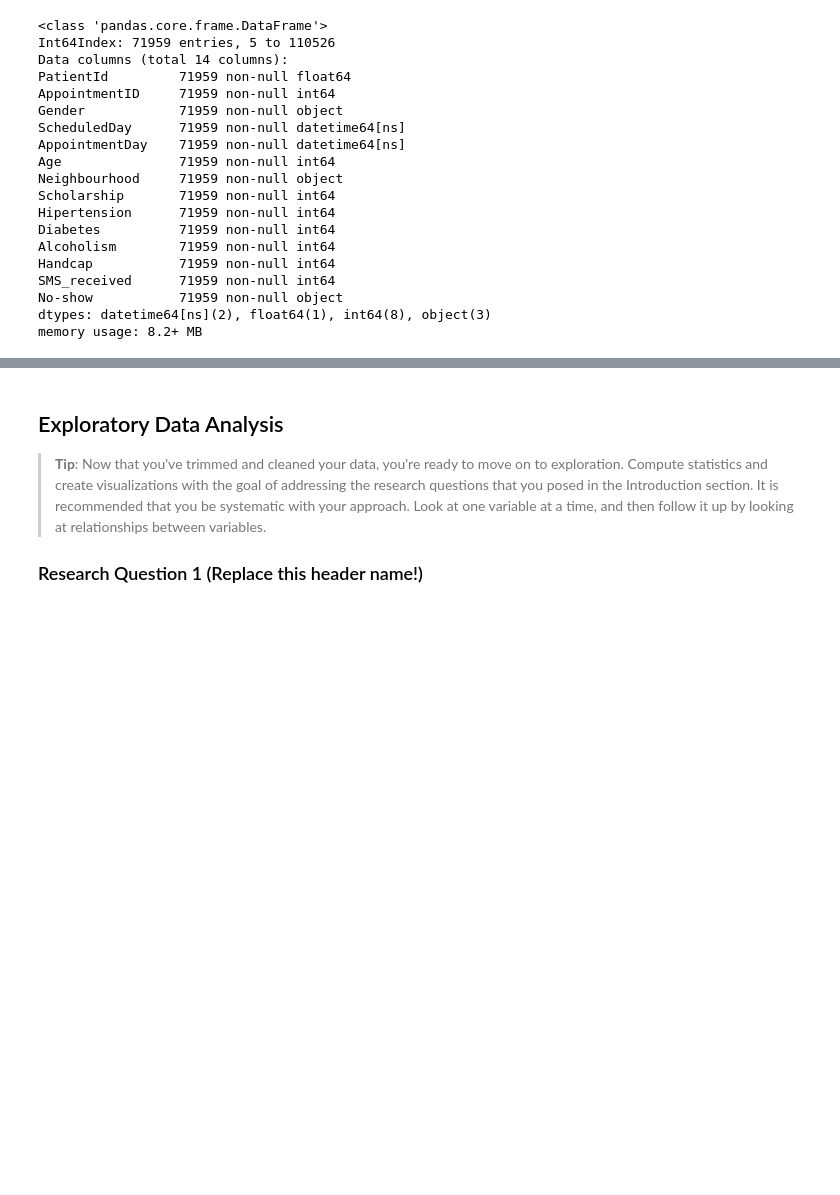
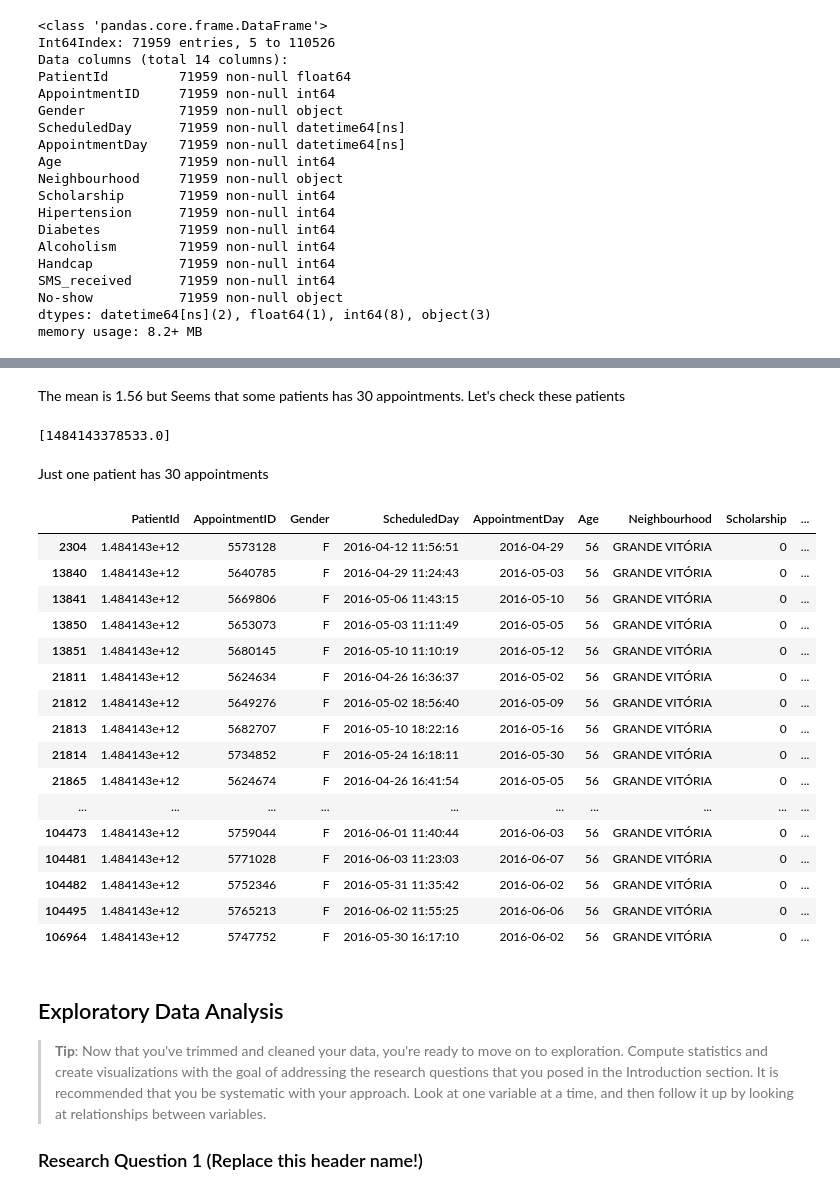
Before and after one commit to alexandregpereira/brasilmigue, a Jupyter notebook: brasil_migue_results.ipynb, the cells around one changed output, grey strips where cells are left out. Drawn from its saved outputs; the diff is of its cells as text; code cells hidden in the pictures; blank space fills up the shorter version.

Commit message:
Check patientId

```diff
--- a/brasil_migue_results.ipynb
+++ b/brasil_migue_results.ipynb
@@ -251,3 +314,32 @@ memory usage: 8.2+ MB
+# %% [markdown]
+The mean is 1.56 but Seems that some patients has 30 appointments. Let's  check these patients
+# %%
+index = df.groupby(['PatientId']).count().query('AppointmentID == 30').index.tolist()
+index
+# %% [output]
+[1484143378533.0]
+# %% [markdown]
+Just one patient has 30 appointments
+# %%
+df.query('PatientId == {}'.format(index))
+# %% [output]
+|  | PatientId | AppointmentID | Gender | ScheduledDay | AppointmentDay | Age | Neighbourhood | Scholarship | ... |
+| 2304 | 1.484143e+12 | 5573128 | F | 2016-04-12 11:56:51 | 2016-04-29 | 56 | GRANDE VITÓRIA | 0 | ... |
+| 13840 | 1.484143e+12 | 5640785 | F | 2016-04-29 11:24:43 | 2016-05-03 | 56 | GRANDE VITÓRIA | 0 | ... |
+| 13841 | 1.484143e+12 | 5669806 | F | 2016-05-06 11:43:15 | 2016-05-10 | 56 | GRANDE VITÓRIA | 0 | ... |
+| 13850 | 1.484143e+12 | 5653073 | F | 2016-05-03 11:11:49 | 2016-05-05 | 56 | GRANDE VITÓRIA | 0 | ... |
+| 13851 | 1.484143e+12 | 5680145 | F | 2016-05-10 11:10:19 | 2016-05-12 | 56 | GRANDE VITÓRIA | 0 | ... |
+| 21811 | 1.484143e+12 | 5624634 | F | 2016-04-26 16:36:37 | 2016-05-02 | 56 | GRANDE VITÓRIA | 0 | ... |
+| 21812 | 1.484143e+12 | 5649276 | F | 2016-05-02 18:56:40 | 2016-05-09 | 56 | GRANDE VITÓRIA | 0 | ... |
+| 21813 | 1.484143e+12 | 5682707 | F | 2016-05-10 18:22:16 | 2016-05-16 | 56 | GRANDE VITÓRIA | 0 | ... |
+| 21814 | 1.484143e+12 | 5734852 | F | 2016-05-24 16:18:11 | 2016-05-30 | 56 | GRANDE VITÓRIA | 0 | ... |
+| 21865 | 1.484143e+12 | 5624674 | F | 2016-04-26 16:41:54 | 2016-05-05 | 56 | GRANDE VITÓRIA | 0 | ... |
+| ... | ... | ... | ... | ... | ... | ... | ... | ... | ... |
+| 104473 | 1.484143e+12 | 5759044 | F | 2016-06-01 11:40:44 | 2016-06-03 | 56 | GRANDE VITÓRIA | 0 | ... |
+| 104481 | 1.484143e+12 | 5771028 | F | 2016-06-03 11:23:03 | 2016-06-07 | 56 | GRANDE VITÓRIA | 0 | ... |
+| 104482 | 1.484143e+12 | 5752346 | F | 2016-05-31 11:35:42 | 2016-06-02 | 56 | GRANDE VITÓRIA | 0 | ... |
+| 104495 | 1.484143e+12 | 5765213 | F | 2016-06-02 11:55:25 | 2016-06-06 | 56 | GRANDE VITÓRIA | 0 | ... |
+| 106964 | 1.484143e+12 | 5747752 | F | 2016-05-30 16:17:10 | 2016-06-02 | 56 | GRANDE VITÓRIA | 0 | ... |
 # %% [markdown]
 <a id='eda'></a>
 ## Exploratory Data Analysis
```
Also changed, not shown: parts of 17 cells of this notebook.
